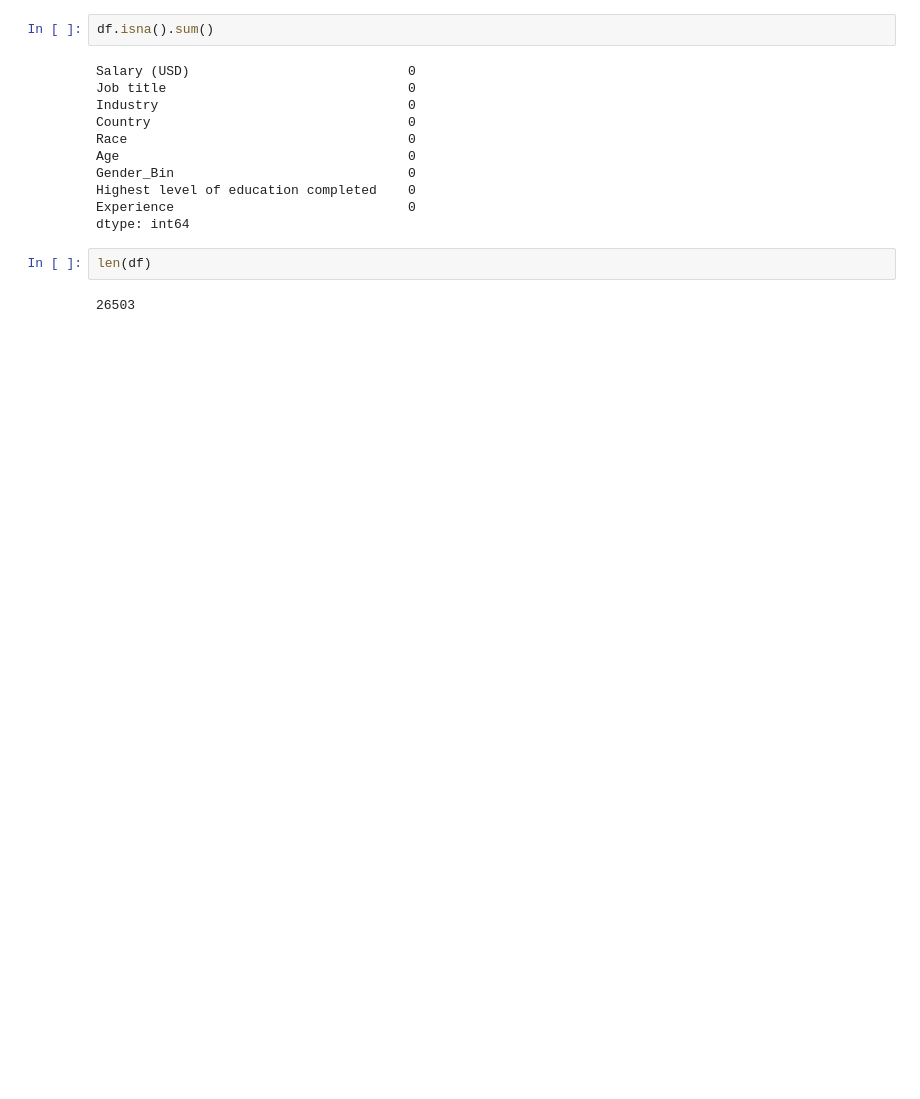
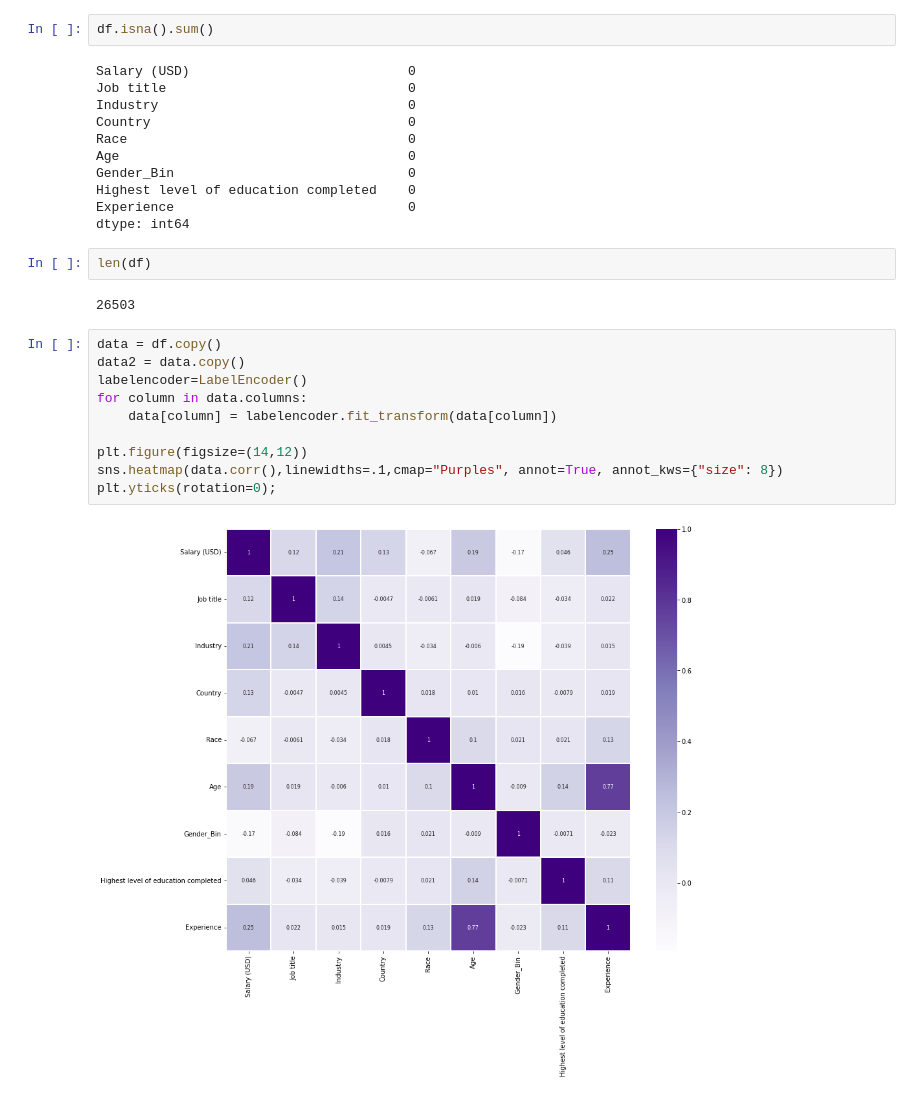
Before and after one commit to Abby-w/COMP4447-Final-Project, a Jupyter notebook: Data_analysis.ipynb, the cells around one changed output. Cells and saved outputs as stored; diff of their text form; blank space fills up the shorter version.

```diff
--- a/Data_analysis.ipynb
+++ b/Data_analysis.ipynb
@@ -88,3 +110,15 @@ dtype: int64
 len(df)
 # %% [output]
 26503
+# %%
+data = df.copy()
+data2 = data.copy()
+labelencoder=LabelEncoder()
+for column in data.columns:
+    data[column] = labelencoder.fit_transform(data[column])
+
+plt.figure(figsize=(14,12))
+sns.heatmap(data.corr(),linewidths=.1,cmap="Purples", annot=True, annot_kws={"size": 8})
+plt.yticks(rotation=0);
+# %% [output]
+[figure, added]
```
Also changed, not shown: parts of 11 cells of this notebook.
